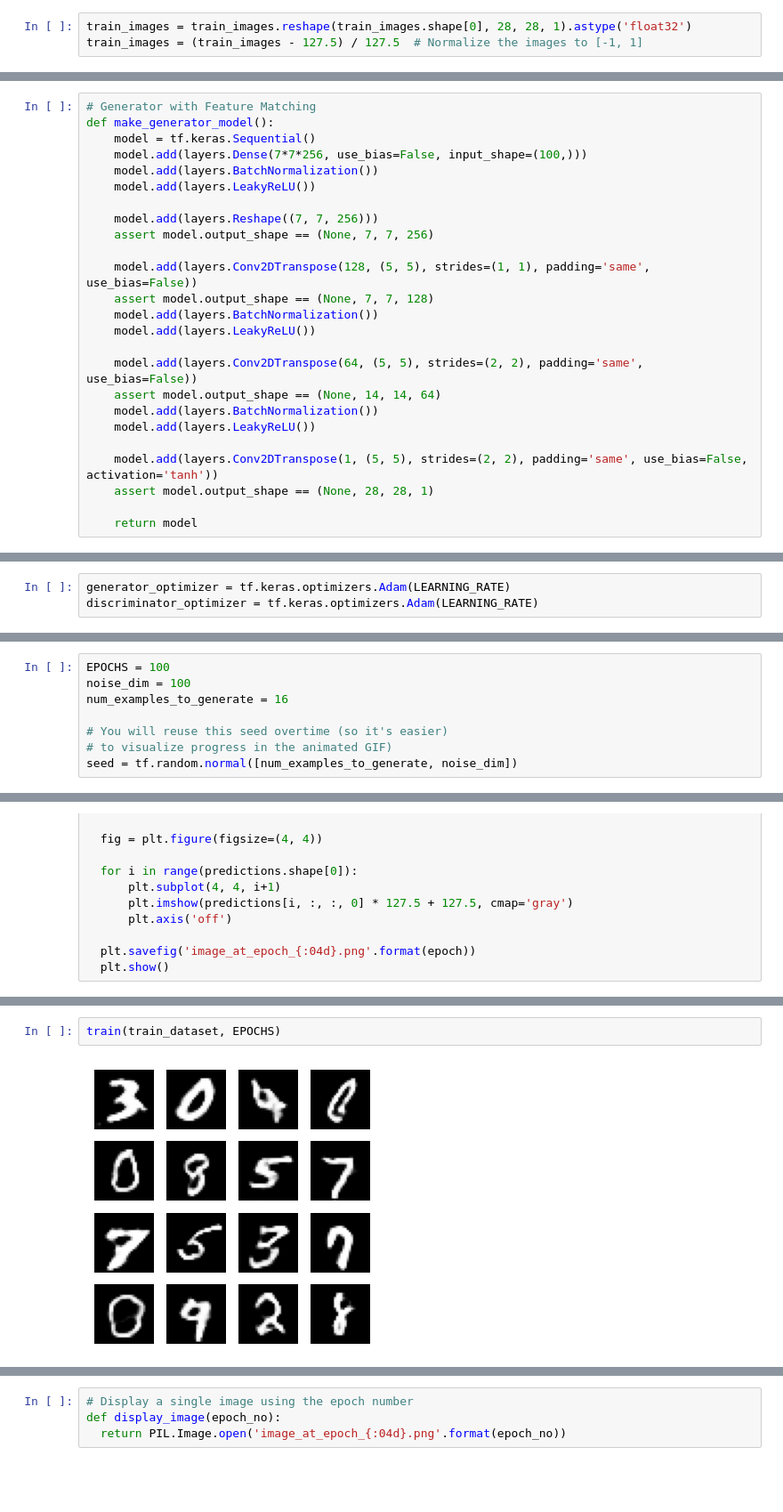
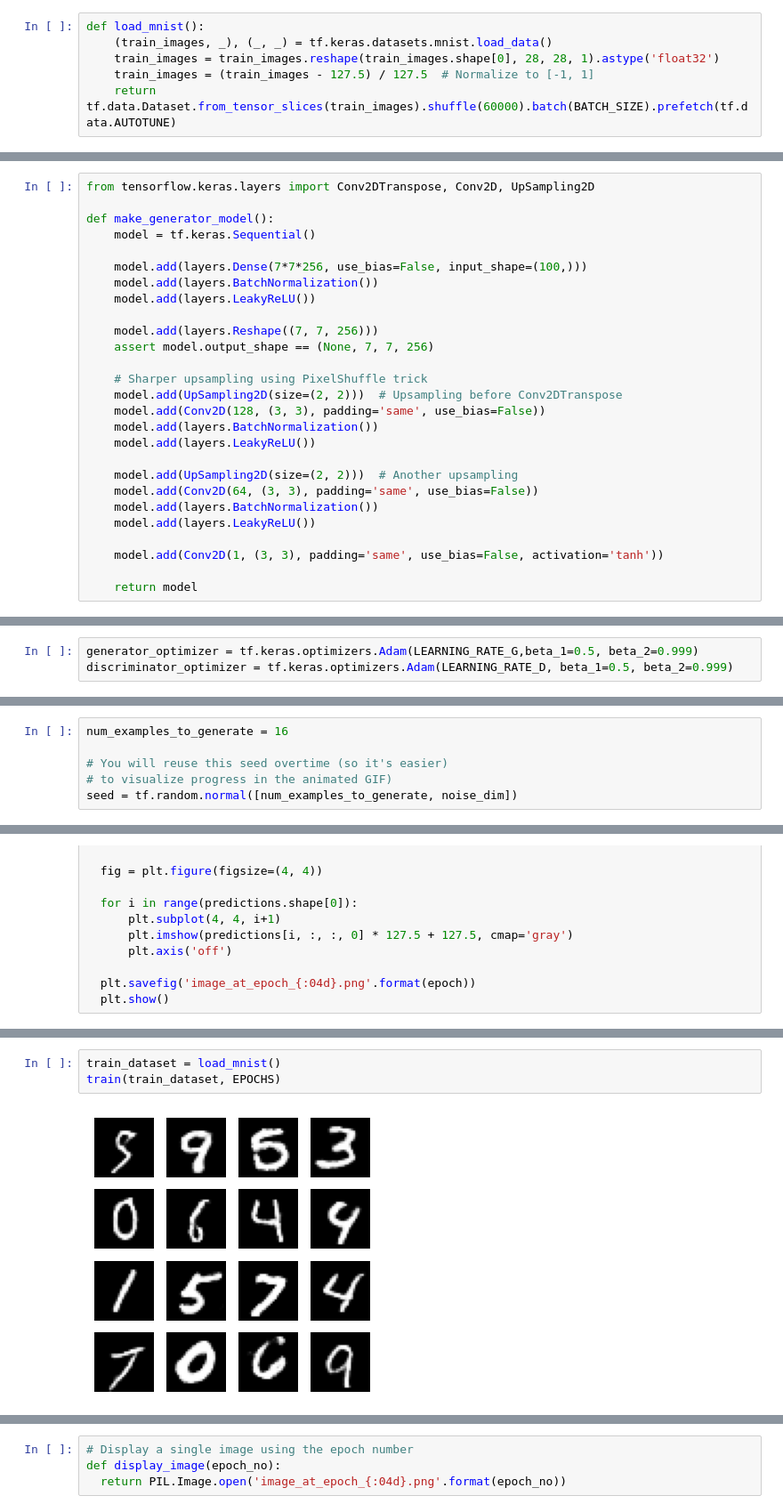
Before and after one commit to Parshantladhar/Handwritten-Digit-Generator, a Jupyter notebook: Generate_handwritten_digit_images.ipynb, the cells around one changed output, grey strips where cells are left out. Shown at 89% size. Drawn from its saved outputs; the diff is of its cells as text; blank space fills up the shorter version.

```diff
--- a/Generate_handwritten_digit_images.ipynb
+++ b/Generate_handwritten_digit_images.ipynb
@@ -51,3 +51,6 @@ train_images.shape
 # %%
-train_images = train_images.reshape(train_images.shape[0], 28, 28, 1).astype('float32')
-train_images = (train_images - 127.5) / 127.5  # Normalize the images to [-1, 1]
+def load_mnist():
+    (train_images, _), (_, _) = tf.keras.datasets.mnist.load_data()
+    train_images = train_images.reshape(train_images.shape[0], 28, 28, 1).astype('float32')
+    train_images = (train_images - 127.5) / 127.5  # Normalize to [-1, 1]
+    return tf.data.Dataset.from_tensor_slices(train_images).shuffle(60000).batch(BATCH_SIZE).prefetch(tf.data.AUTOTUNE)
@@ -63,9 +59,11 @@ train_dataset = tf.data.Dataset.from_tensor_slices(train_images).shuffle(BUFFER_
 # %% [markdown]
 **Generator**
 # %%
-# Generator with Feature Matching
+from tensorflow.keras.layers import Conv2DTranspose, Conv2D, UpSampling2D
+
 def make_generator_model():
     model = tf.keras.Sequential()
+
     model.add(layers.Dense(7*7*256, use_bias=False, input_shape=(100,)))
     model.add(layers.BatchNormalization())
     model.add(layers.LeakyReLU())
@@ -73,18 +71,18 @@ def make_generator_model():
     model.add(layers.Reshape((7, 7, 256)))
     assert model.output_shape == (None, 7, 7, 256)
 
-    model.add(layers.Conv2DTranspose(128, (5, 5), strides=(1, 1), padding='same', use_bias=False))
-    assert model.output_shape == (None, 7, 7, 128)
+    # Sharper upsampling using PixelShuffle trick
+    model.add(UpSampling2D(size=(2, 2)))  # Upsampling before Conv2DTranspose
+    model.add(Conv2D(128, (3, 3), padding='same', use_bias=False))
     model.add(layers.BatchNormalization())
     model.add(layers.LeakyReLU())
 
-    model.add(layers.Conv2DTranspose(64, (5, 5), strides=(2, 2), padding='same', use_bias=False))
-    assert model.output_shape == (None, 14, 14, 64)
+    model.add(UpSampling2D(size=(2, 2)))  # Another upsampling
+    model.add(Conv2D(64, (3, 3), padding='same', use_bias=False))
     model.add(layers.BatchNormalization())
     model.add(layers.LeakyReLU())
 
-    model.add(layers.Conv2DTranspose(1, (5, 5), strides=(2, 2), padding='same', use_bias=False, activation='tanh'))
-    assert model.output_shape == (None, 28, 28, 1)
+    model.add(Conv2D(1, (3, 3), padding='same', use_bias=False, activation='tanh'))
 
     return model
 # %%
@@ -154,8 +152,8 @@ def generator_loss(fake_output):
 # %% [markdown]
 The discriminator and the generator optimizers are different since we will train two networks separately.
 # %%
-generator_optimizer = tf.keras.optimizers.Adam(LEARNING_RATE)
-discriminator_optimizer = tf.keras.optimizers.Adam(LEARNING_RATE)
+generator_optimizer = tf.keras.optimizers.Adam(LEARNING_RATE_G,beta_1=0.5, beta_2=0.999)
+discriminator_optimizer = tf.keras.optimizers.Adam(LEARNING_RATE_D, beta_1=0.5, beta_2=0.999)
 # %% [markdown]
 **Saving the checkpoints**
 # %%
@@ -168,8 +166,6 @@ checkpoint = tf.train.Checkpoint(generator_optimizer=generator_optimizer,
 # %% [markdown]
 **Defining the training loop**
 # %%
-EPOCHS = 100
-noise_dim = 100
 num_examples_to_generate = 16
 
 # You will reuse this seed overtime (so it's easier)
@@ -250,4 +244,5 @@ At the beginning of the training, the generated images look like random noise. A
 # %%
+train_dataset = load_mnist()
 train(train_dataset, EPOCHS)
 # %% [output]
-[figure, old version]
+[figure, new version]
```
Also changed, not shown: parts of 24 cells of this notebook.
